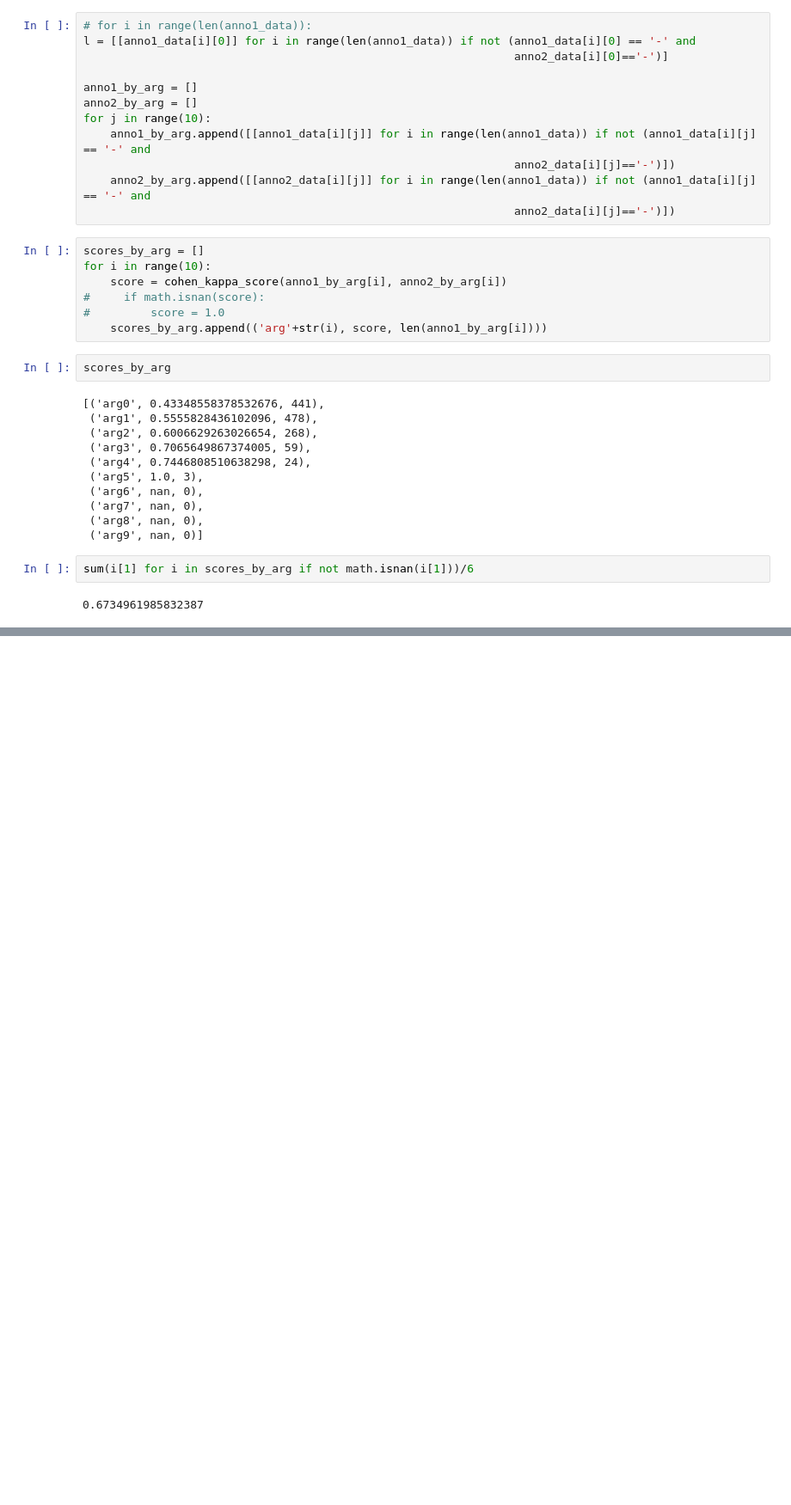
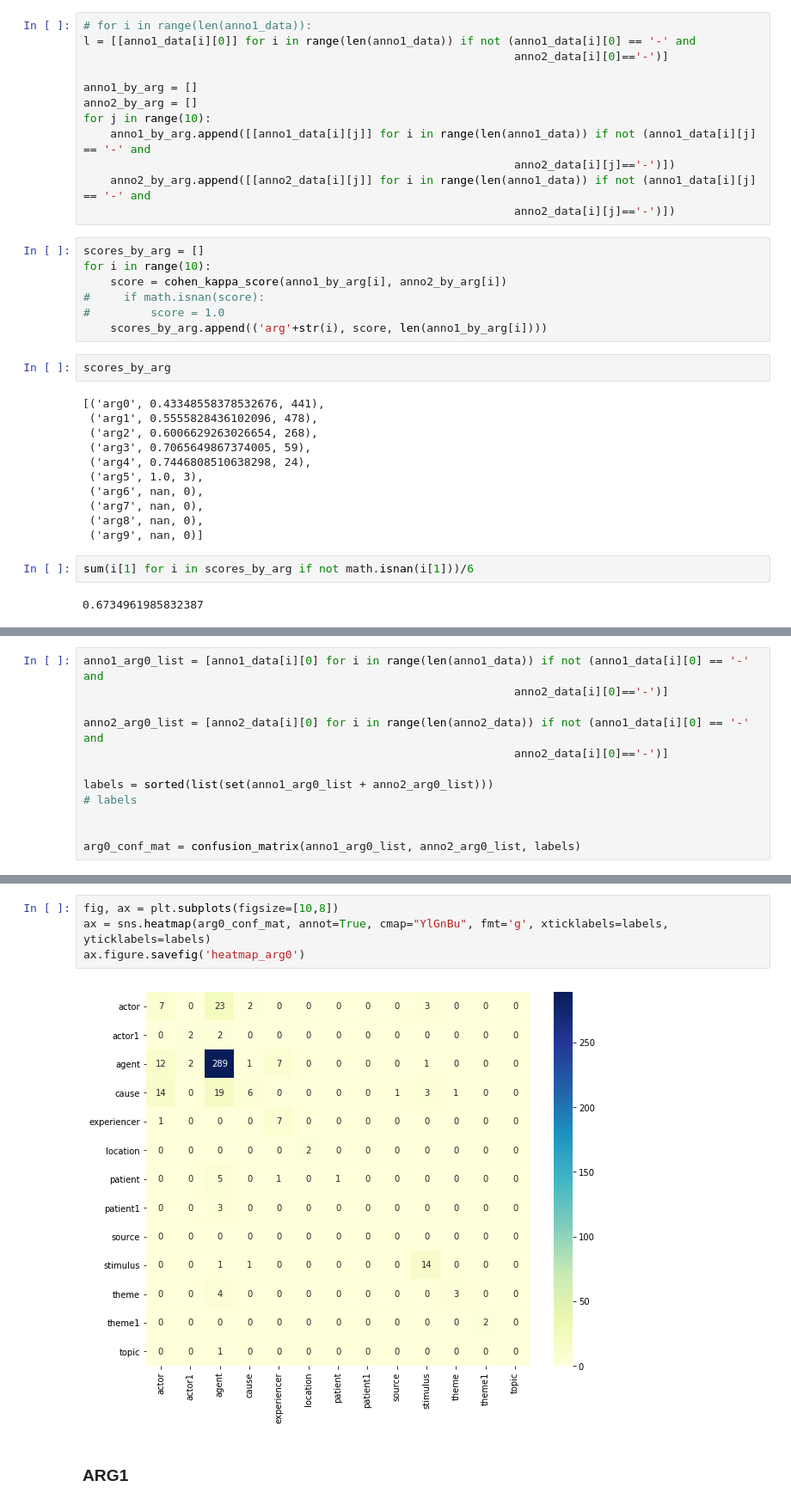
Before and after one commit to siyanapavlova/AMR_annotations, a Jupyter notebook: iaa.ipynb, the cells around one changed output, grey strips where cells are left out. Shown: that part at 86% size. Drawn from its saved outputs; the diff is of its cells as text; blank space fills up the shorter version.

Commit message:
heatmaps

```diff
--- a/iaa.ipynb
+++ b/iaa.ipynb
@@ -81,0 +106,12 @@ sum(i[1] for i in scores_by_arg if not math.isnan(i[1]))/6
+# %%
+anno1_arg0_list = [anno1_data[i][0] for i in range(len(anno1_data)) if not (anno1_data[i][0] == '-' and
+                                                                anno2_data[i][0]=='-')]
+
+anno2_arg0_list = [anno2_data[i][0] for i in range(len(anno2_data)) if not (anno1_data[i][0] == '-' and
+                                                                anno2_data[i][0]=='-')]
+
+labels = sorted(list(set(anno1_arg0_list + anno2_arg0_list)))
+# labels
+
+
+arg0_conf_mat = confusion_matrix(anno1_arg0_list, anno2_arg0_list, labels)
@@ -81,0 +150,8 @@ sum(i[1] for i in scores_by_arg if not math.isnan(i[1]))/6
+# %%
+fig, ax = plt.subplots(figsize=[10,8])
+ax = sns.heatmap(arg0_conf_mat, annot=True, cmap="YlGnBu", fmt='g', xticklabels=labels, yticklabels=labels)
+ax.figure.savefig('heatmap_arg0')
+# %% [output]
+[figure, added]
+# %% [markdown]
+### ARG1
```
Also changed, not shown: parts of 13 cells of this notebook, 7 other files.
